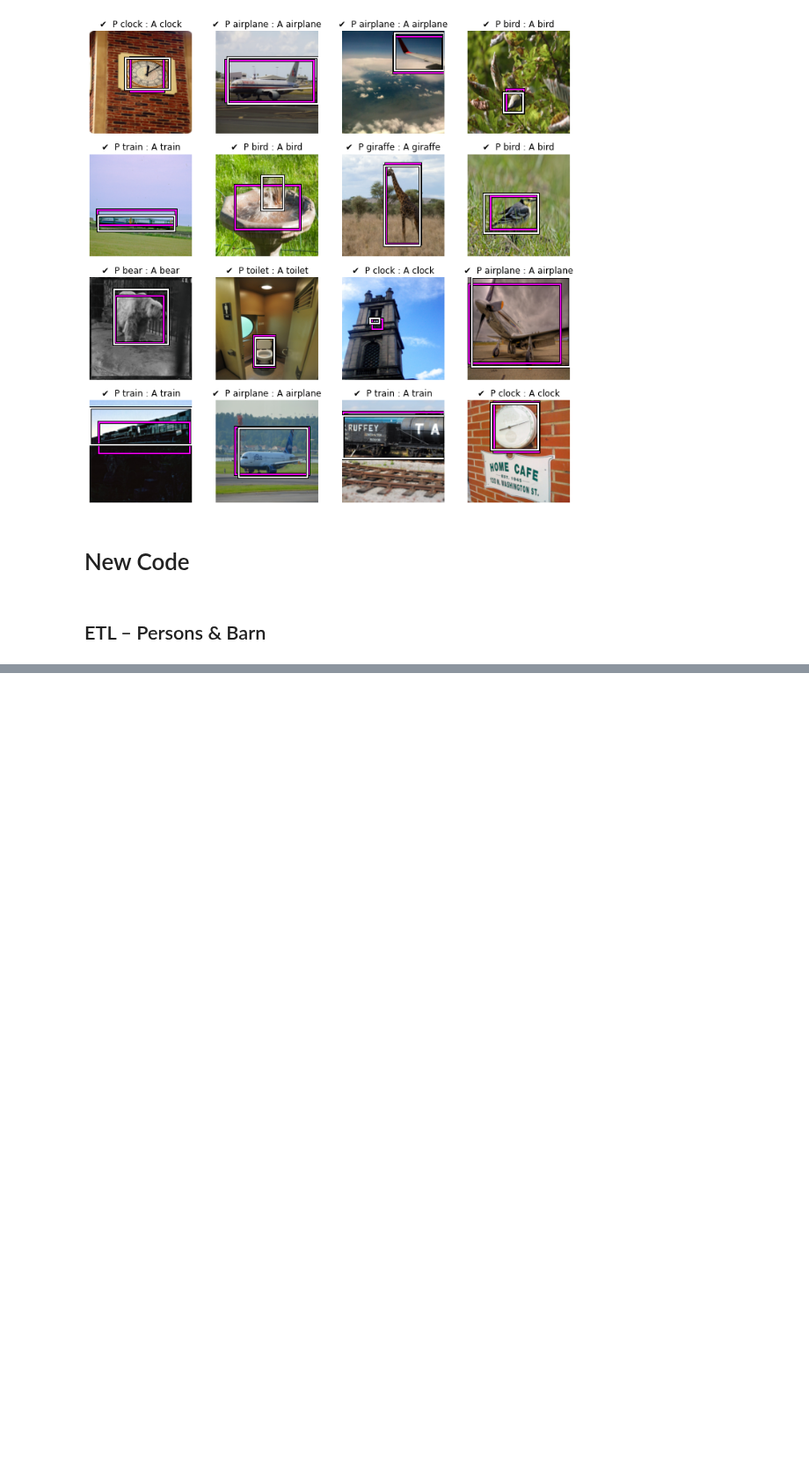
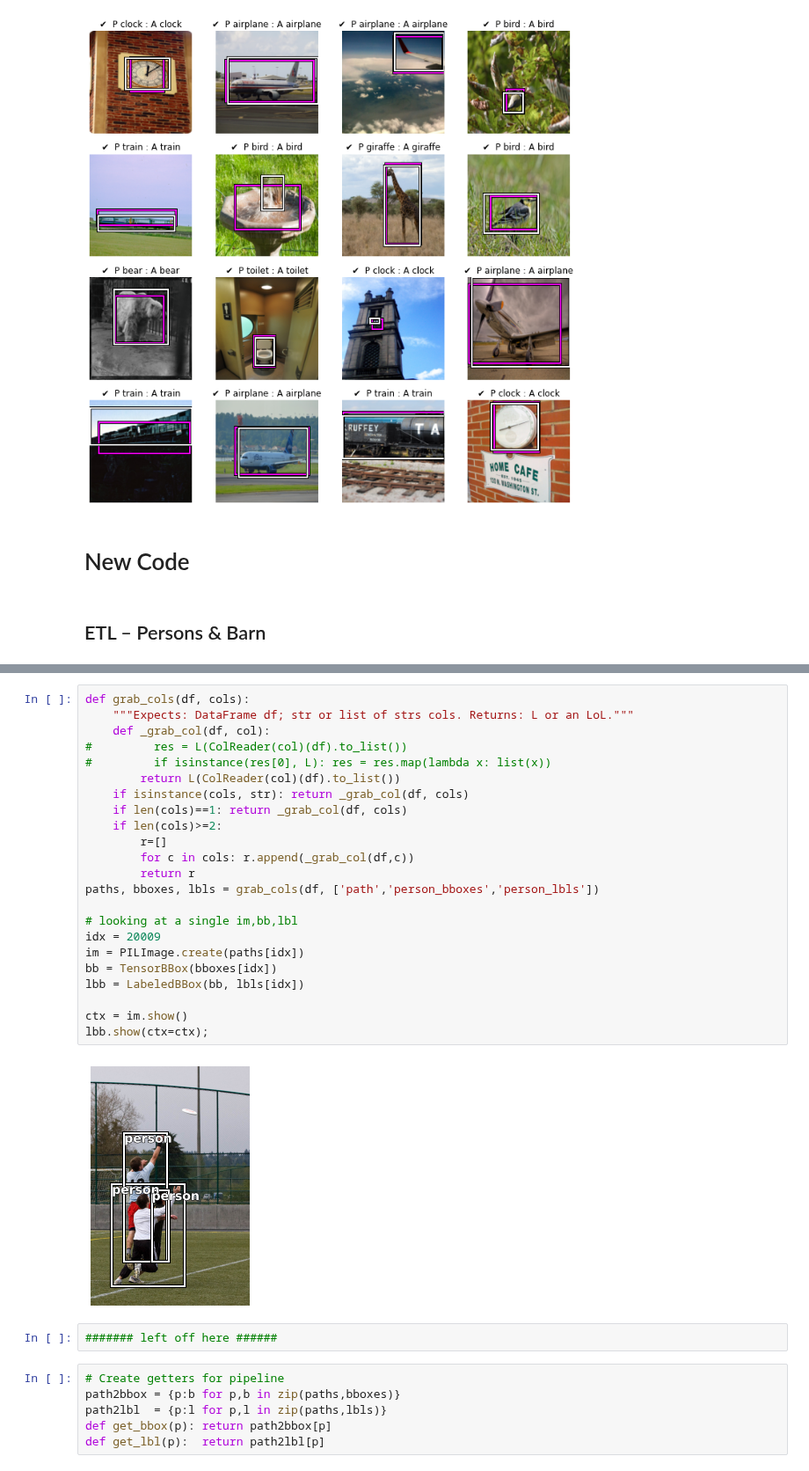
Before and after one commit to mccallion/rory, a Jupyter notebook: _20201020_coco_multiple_bboxes.ipynb, the cells around one changed output, grey strips where cells are left out. Shown at 88% size. Saved outputs shown, nothing was run; the diff lists cells and outputs as text; blank space fills up the shorter version.

Commit message:
Completed persons ETL; ready for dss.

```diff
--- a/_20201020_coco_multiple_bboxes.ipynb
+++ b/_20201020_coco_multiple_bboxes.ipynb
@@ -232,0 +258,33 @@ df = pd.read_pickle(path/'20201020_coco_multiple_bboxes_df.pkl')
+# %%
+def grab_cols(df, cols):
+    """Expects: DataFrame df; str or list of strs cols. Returns: L or an LoL."""
+    def _grab_col(df, col):
+#         res = L(ColReader(col)(df).to_list())
+#         if isinstance(res[0], L): res = res.map(lambda x: list(x))
+        return L(ColReader(col)(df).to_list())
+    if isinstance(cols, str): return _grab_col(df, cols)
+    if len(cols)==1: return _grab_col(df, cols)
+    if len(cols)>=2:
+        r=[]
+        for c in cols: r.append(_grab_col(df,c))
+        return r
+paths, bboxes, lbls = grab_cols(df, ['path','person_bboxes','person_lbls'])
+
+# looking at a single im,bb,lbl
+idx = 20009
+im = PILImage.create(paths[idx])
+bb = TensorBBox(bboxes[idx])
+lbb = LabeledBBox(bb, lbls[idx])
+
+ctx = im.show()
+lbb.show(ctx=ctx);
+# %% [output]
+[figure, added]
+# %%
+####### left off here ######
+# %%
+# Create getters for pipeline
+path2bbox = {p:b for p,b in zip(paths,bboxes)}
+path2lbl  = {p:l for p,l in zip(paths,lbls)}
+def get_bbox(p): return path2bbox[p]
+def get_lbl(p):  return path2lbl[p]
```
Also changed, not shown: parts of 12 cells of this notebook.
